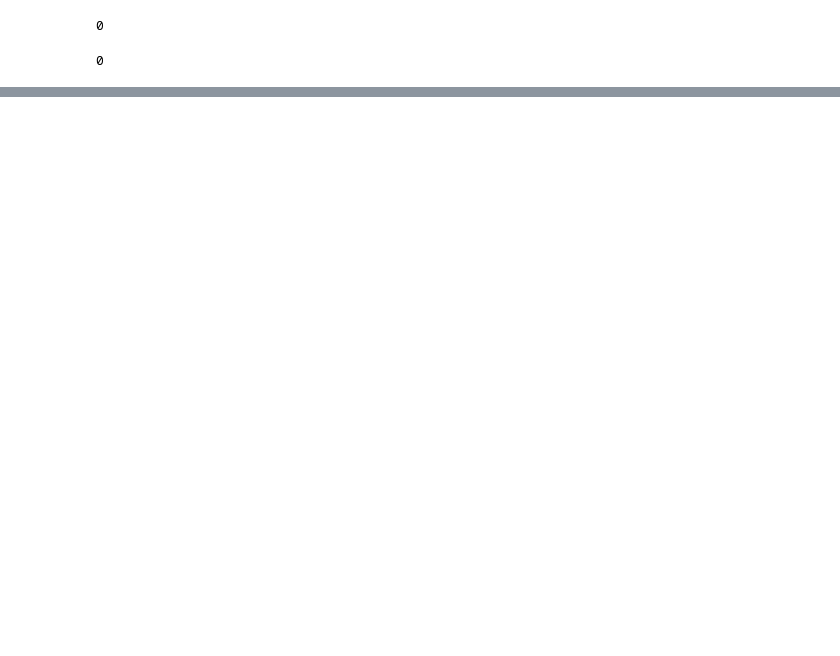
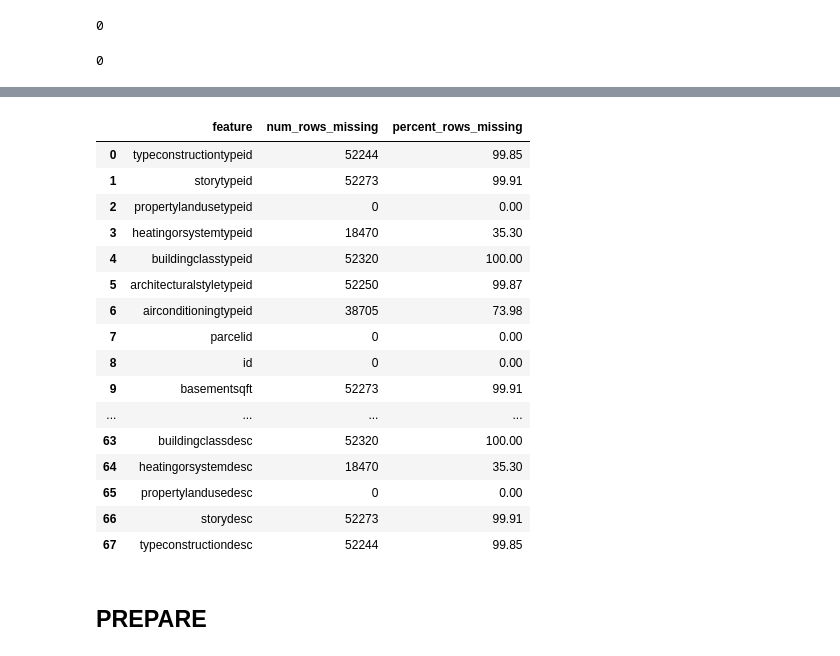
Before and after one commit to elizabethswarren/clustering-exercises, a Jupyter notebook: zillow.ipynb, the cells around one changed output, grey strips where cells are left out. Saved outputs shown, nothing was run; the diff lists cells and outputs as text; code cells hidden in the pictures; blank space fills up the shorter version.

```diff
--- a/zillow.ipynb
+++ b/zillow.ipynb
@@ -135,0 +191,14 @@ AttributeError: 'DataFrame' object has no attribute 'dtype'
+# %%
+def null_info(df):
+    '''This function returns a table with the number of nulls in each column
+        and the percent of the data it comprises.'''
+
+    nulls_table = pd.DataFrame(columns=['feature', 'num_rows_missing', 'percent_rows_missing'])
+
+    for col in df.columns
+
+        num_rows_missing = pd.DataFrame({'feature': [col],'num_rows_missing': [df[col].isnull().sum()], 'percent_rows_missing': [round((df[col].isnull().sum() / df.shape[0]) * 100, 2)]})
+        nulls_table = pd.concat([nulls_table, num_rows_missing] , ignore_index=True)
+
+
+    return nulls_table
@@ -135,0 +229,22 @@ AttributeError: 'DataFrame' object has no attribute 'dtype'
+# %%
+null_info(df)
+# %% [output]
+|  | feature | num_rows_missing | percent_rows_missing |
+| 0 | typeconstructiontypeid | 52244 | 99.85 |
+| 1 | storytypeid | 52273 | 99.91 |
+| 2 | propertylandusetypeid | 0 | 0.00 |
+| 3 | heatingorsystemtypeid | 18470 | 35.30 |
+| 4 | buildingclasstypeid | 52320 | 100.00 |
+| 5 | architecturalstyletypeid | 52250 | 99.87 |
+| 6 | airconditioningtypeid | 38705 | 73.98 |
+| 7 | parcelid | 0 | 0.00 |
+| 8 | id | 0 | 0.00 |
+| 9 | basementsqft | 52273 | 99.91 |
+| ... | ... | ... | ... |
+| 63 | buildingclassdesc | 52320 | 100.00 |
+| 64 | heatingorsystemdesc | 18470 | 35.30 |
+| 65 | propertylandusedesc | 0 | 0.00 |
+| 66 | storydesc | 52273 | 99.91 |
+| 67 | typeconstructiondesc | 52244 | 99.85 |
+# %% [markdown]
+## PREPARE
```
Also changed, not shown: parts of 41 cells of this notebook.
